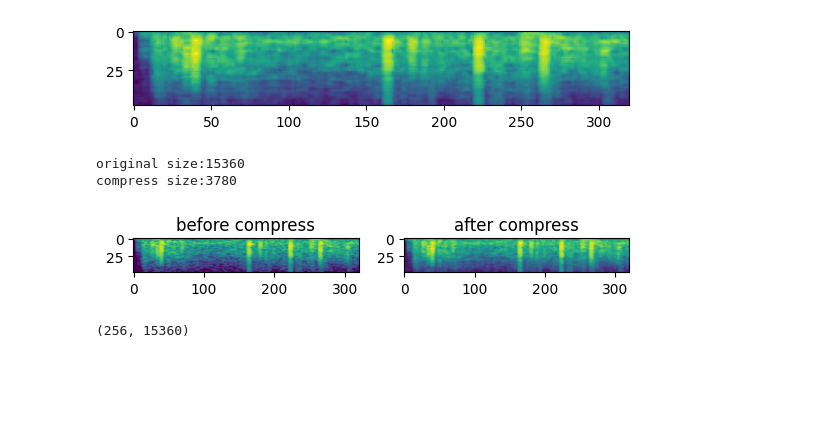
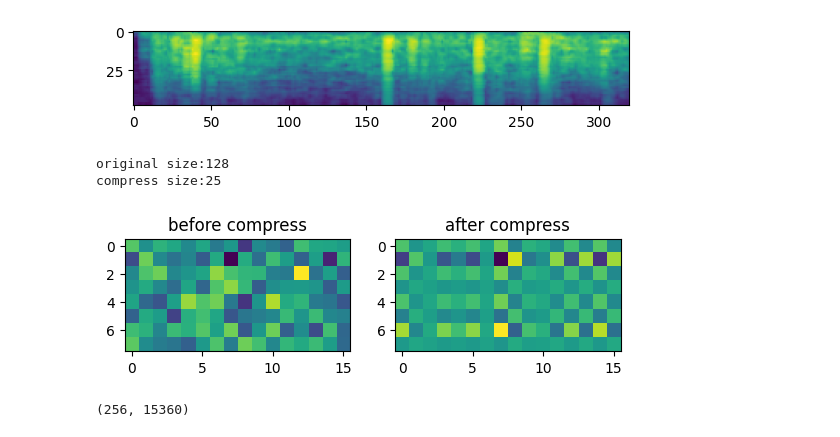
Before and after one commit to shinolab/vibrotactile-autoencoder, a Jupyter notebook: SVD_test.ipynb, the cells around one changed output. Drawn from its saved outputs; the diff is of its cells as text; code cells hidden in the pictures; blank space fills up the shorter version.

```diff
--- a/SVD_test.ipynb
+++ b/SVD_test.ipynb
@@ -36,28 +36,30 @@ plt.imshow(mat_10_max)
 # %%
 import numpy as np
 from scipy import ndimage
 import matplotlib.pyplot as plt
 def pic_compress(k, pic_array):
     u, sigma, vt = np.linalg.svd(pic_array)
     sig = np.eye(k) * sigma[: k]
     new_pic = np.dot(np.dot(u[:, :k], sig), vt[:k, :])  # 还原图像
     size = u.shape[0] * k + sig.shape[0] * sig.shape[1] + k * vt.shape[1]  # 压缩后大小
     return new_pic, size
 
-ori_img = test_img
-new_img, size = pic_compress(10, ori_img)
+# ori_img = test_img
+ori_img = np.random.normal(loc=0.0, scale=0.5, size=(128))
+ori_img = ori_img.reshape((8, 16))
+new_img, size = pic_compress(1, ori_img)
 print("original size:" + str(ori_img.shape[0] * ori_img.shape[1]))
 print("compress size:" + str(size))
 fig, ax = plt.subplots(1, 2)
 ax[0].imshow(ori_img)
 ax[0].set_title("before compress")
 ax[1].imshow(new_img)
 ax[1].set_title("after compress")
 plt.show()
 # %% [output]
-original size:15360
-compress size:3780
+original size:128
+compress size:25
-[figure, old version]
+[figure, new version]
 # %%
 X = data['spectrogram'][:256]
 X = X.reshape(*X.shape[:-2], -1)
```
Also changed, not shown: 9 other files.
